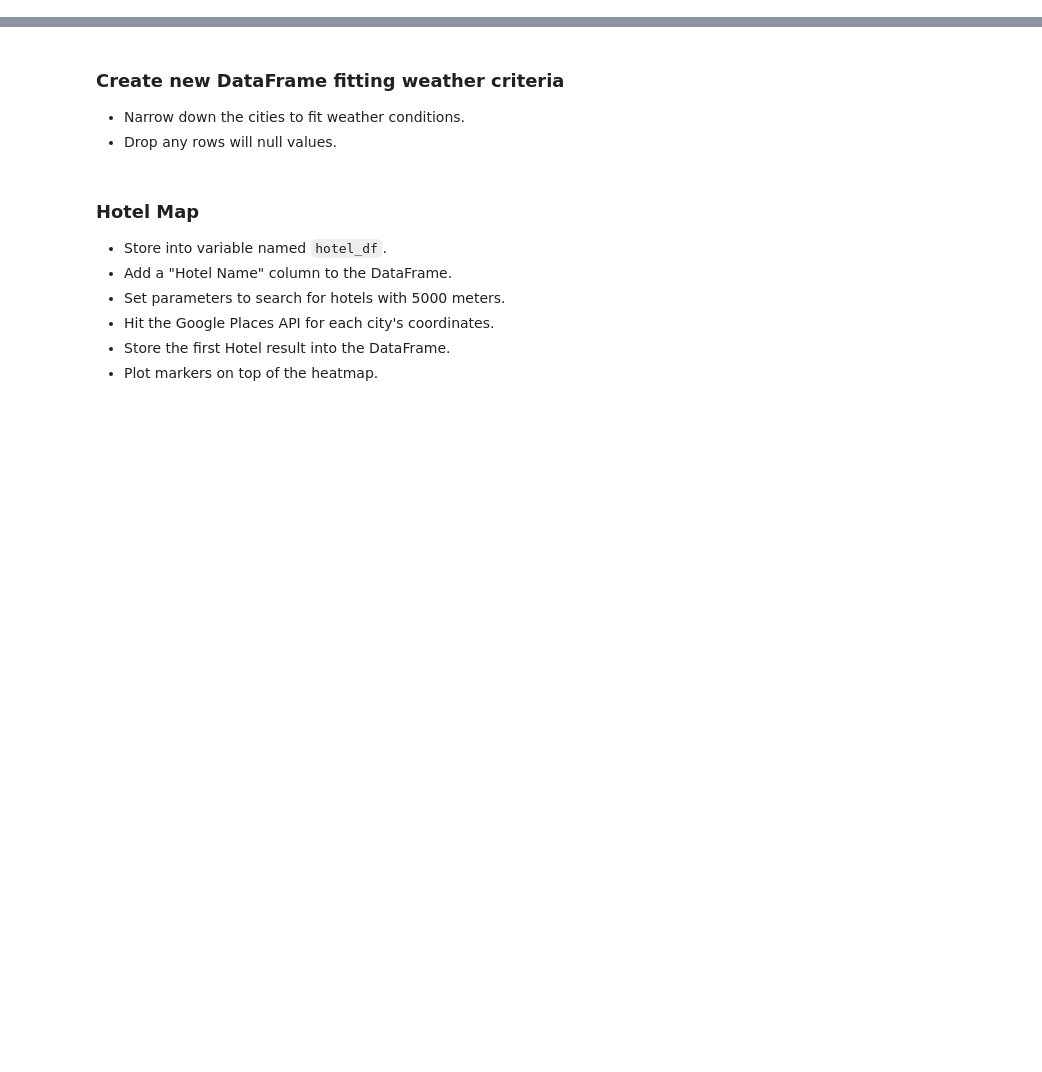
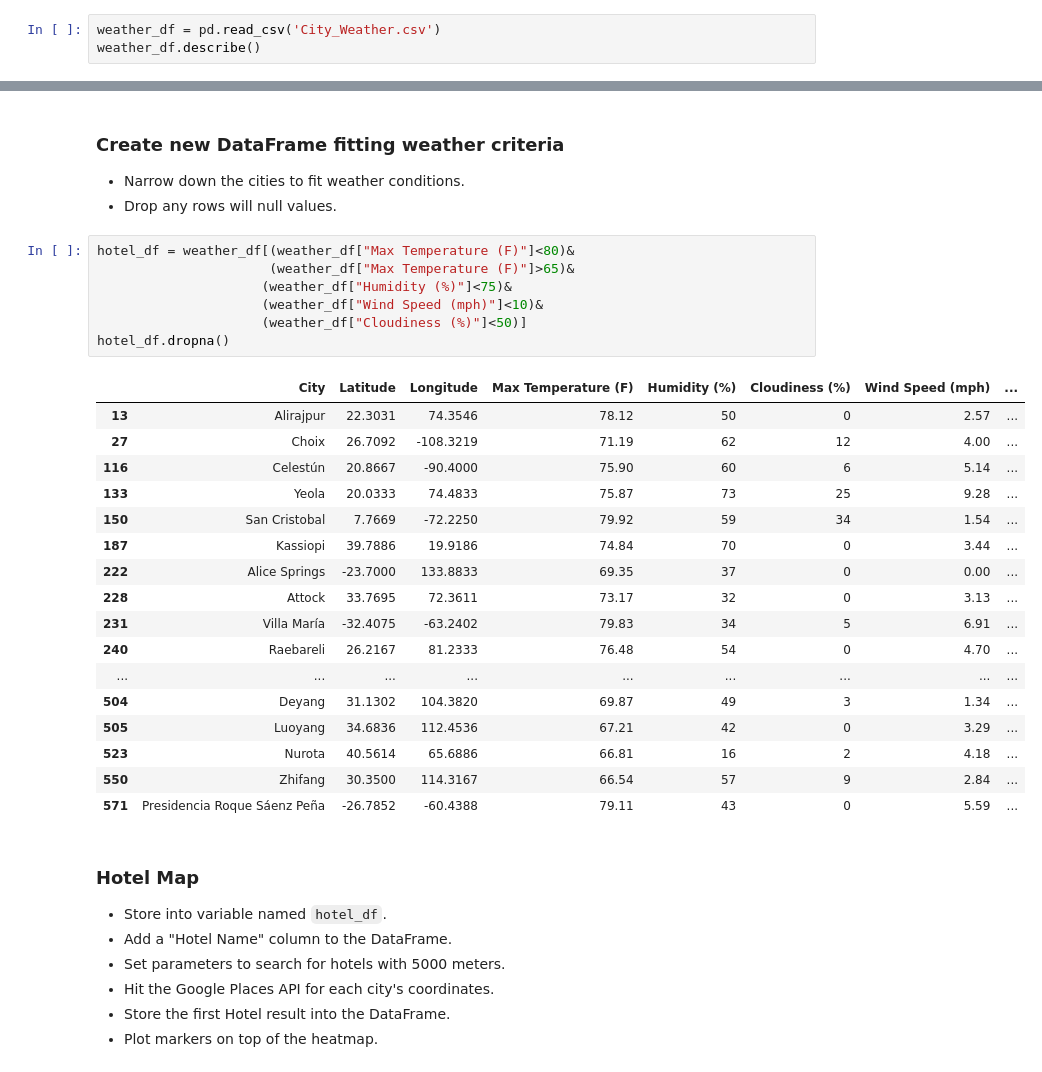
Before and after one commit to PatttyCakess/api_challenge, a Jupyter notebook: starter_code/VacationPy.ipynb, the cells around one changed output, grey strips where cells are left out. Saved outputs shown, nothing was run; the diff lists cells and outputs as text; blank space fills up the shorter version.

```diff
--- a/starter_code/VacationPy.ipynb
+++ b/starter_code/VacationPy.ipynb
@@ -20,3 +20,6 @@ from api_keys import g_key
 # %% [markdown]
 ### Store Part I results into DataFrame
 * Load the csv exported in Part I to a DataFrame
+# %%
+weather_df = pd.read_csv('City_Weather.csv')
+weather_df.describe()
@@ -29,6 +69,31 @@ from api_keys import g_key
 ### Create new DataFrame fitting weather criteria
 * Narrow down the cities to fit weather conditions.
 * Drop any rows will null values.
+# %%
+hotel_df = weather_df[(weather_df["Max Temperature (F)"]<80)&
+                      (weather_df["Max Temperature (F)"]>65)&
+                     (weather_df["Humidity (%)"]<75)&
+                     (weather_df["Wind Speed (mph)"]<10)&
+                     (weather_df["Cloudiness (%)"]<50)]
+hotel_df.dropna()
+# %% [output]
+|  | City | Latitude | Longitude | Max Temperature (F) | Humidity (%) | Cloudiness (%) | Wind Speed (mph) | ... |
+| 13 | Alirajpur | 22.3031 | 74.3546 | 78.12 | 50 | 0 | 2.57 | ... |
+| 27 | Choix | 26.7092 | -108.3219 | 71.19 | 62 | 12 | 4.00 | ... |
+| 116 | Celestún | 20.8667 | -90.4000 | 75.90 | 60 | 6 | 5.14 | ... |
+| 133 | Yeola | 20.0333 | 74.4833 | 75.87 | 73 | 25 | 9.28 | ... |
+| 150 | San Cristobal | 7.7669 | -72.2250 | 79.92 | 59 | 34 | 1.54 | ... |
+| 187 | Kassiopi | 39.7886 | 19.9186 | 74.84 | 70 | 0 | 3.44 | ... |
+| 222 | Alice Springs | -23.7000 | 133.8833 | 69.35 | 37 | 0 | 0.00 | ... |
+| 228 | Attock | 33.7695 | 72.3611 | 73.17 | 32 | 0 | 3.13 | ... |
+| 231 | Villa María | -32.4075 | -63.2402 | 79.83 | 34 | 5 | 6.91 | ... |
+| 240 | Raebareli | 26.2167 | 81.2333 | 76.48 | 54 | 0 | 4.70 | ... |
+| ... | ... | ... | ... | ... | ... | ... | ... | ... |
+| 504 | Deyang | 31.1302 | 104.3820 | 69.87 | 49 | 3 | 1.34 | ... |
+| 505 | Luoyang | 34.6836 | 112.4536 | 67.21 | 42 | 0 | 3.29 | ... |
+| 523 | Nurota | 40.5614 | 65.6886 | 66.81 | 16 | 2 | 4.18 | ... |
+| 550 | Zhifang | 30.3500 | 114.3167 | 66.54 | 57 | 9 | 2.84 | ... |
+| 571 | Presidencia Roque Sáenz Peña | -26.7852 | -60.4388 | 79.11 | 43 | 0 | 5.59 | ... |
 # %% [markdown]
 ### Hotel Map
 * Store into variable named `hotel_df`.
```
Also changed, not shown: parts of 6 cells of this notebook, 2 other files.
